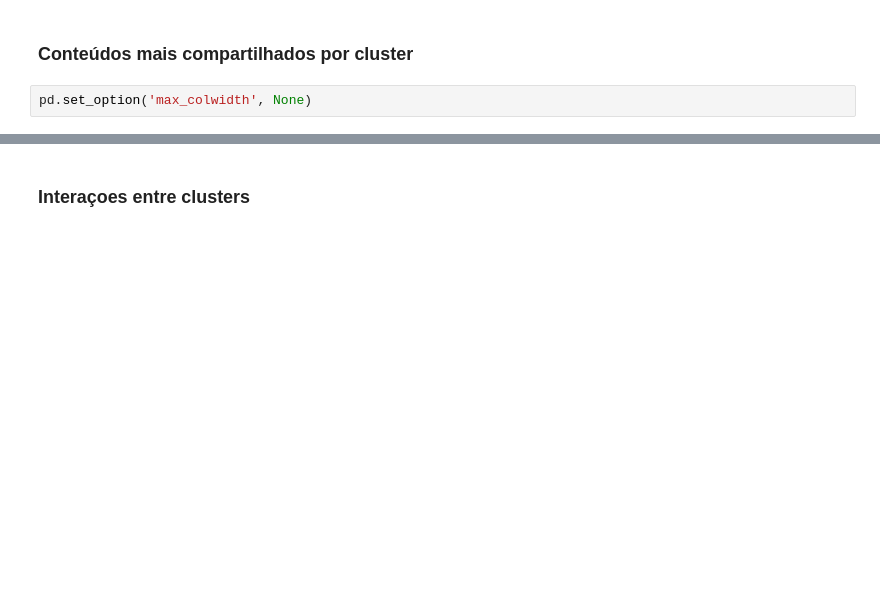
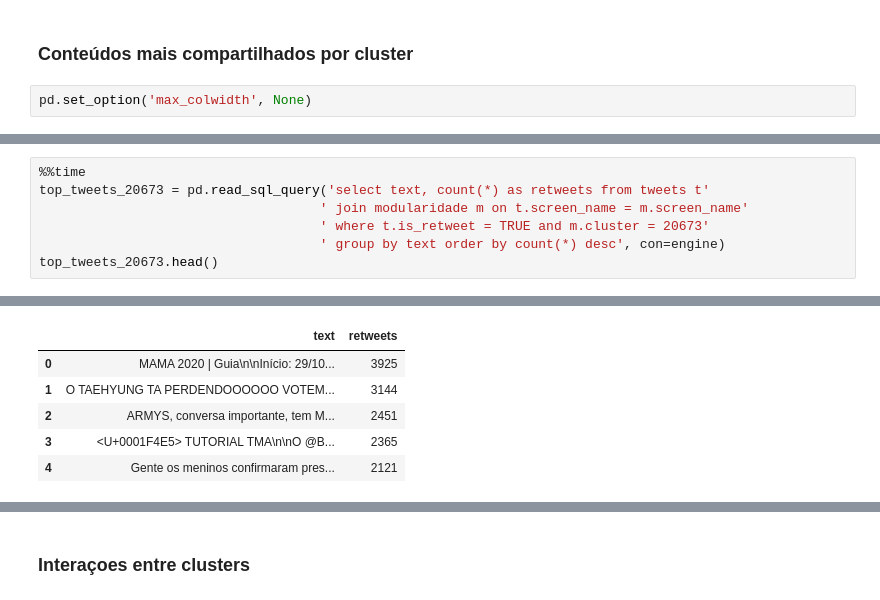
Before and after one commit to Murooo/introducao-ciencia-de-dados, a Jupyter notebook: Twitter Data Analysis.ipynb, the cells around one changed output, grey strips where cells are left out. Saved outputs shown, nothing was run; the diff lists cells and outputs as text; blank space fills up the shorter version.

```diff
--- a/Twitter Data Analysis.ipynb
+++ b/Twitter Data Analysis.ipynb
@@ -248,0 +252,8 @@ Wall time: 1min 25s
+# %%
+%%time
+top_tweets_20673 = pd.read_sql_query('select text, count(*) as retweets from tweets t'
+                                    ' join modularidade m on t.screen_name = m.screen_name'
+                                    ' where t.is_retweet = TRUE and m.cluster = 20673'
+                                    ' group by text order by count(*) desc', con=engine)
+top_tweets_20673.head()
+# %% [output]
@@ -248,0 +262,6 @@ Wall time: 1min 25s
+|  | text | retweets |
+| 0 | MAMA 2020 | Guia\n\nInício: 29/10... | 3925 |
+| 1 | O TAEHYUNG TA PERDENDOOOOOO VOTEM... | 3144 |
+| 2 | ARMYS, conversa importante, tem M... | 2451 |
+| 3 | <U+0001F4E5> TUTORIAL TMA\n\nO @B... | 2365 |
+| 4 | Gente os meninos confirmaram pres... | 2121 |
```
Also changed, not shown: parts of 56 cells of this notebook, 3 other files.
